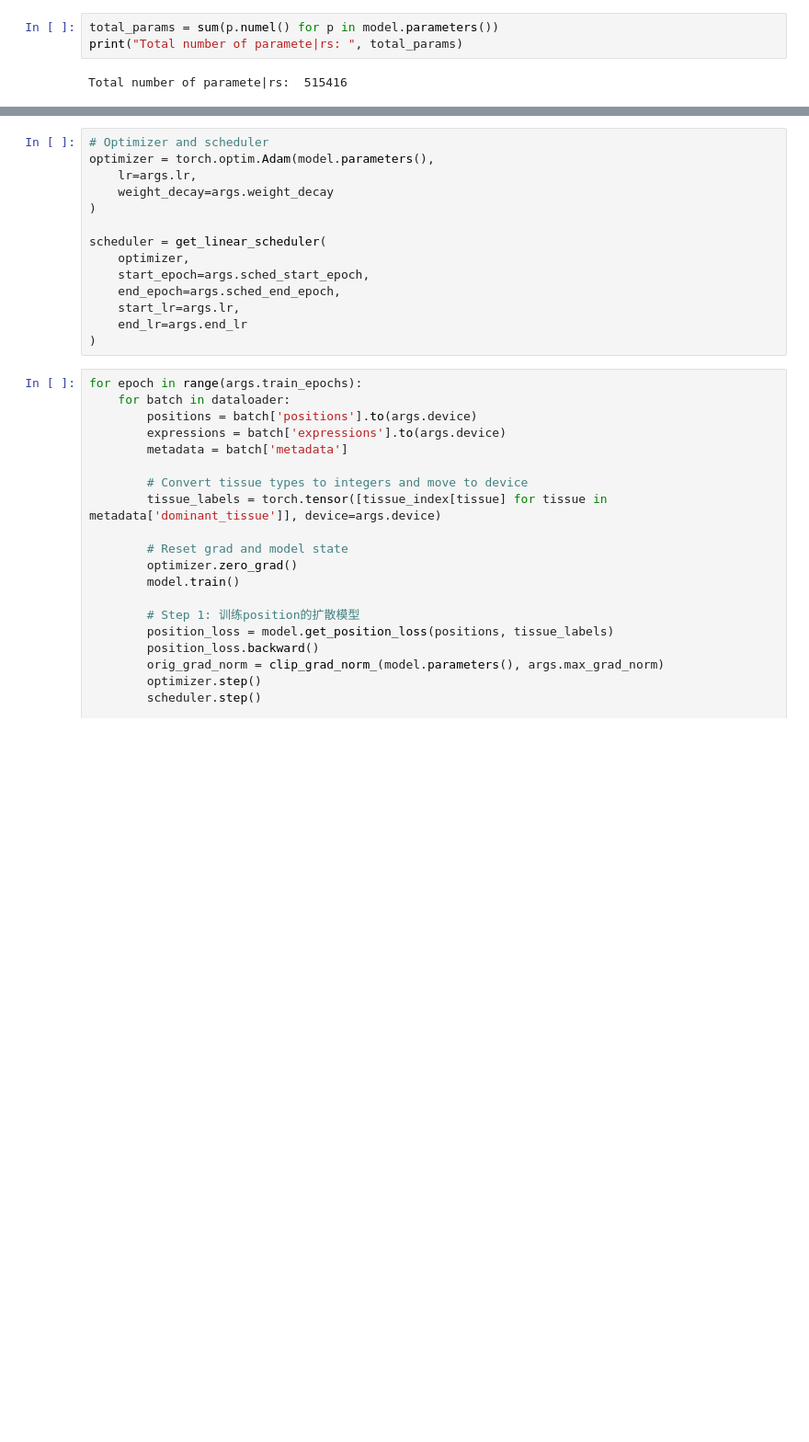
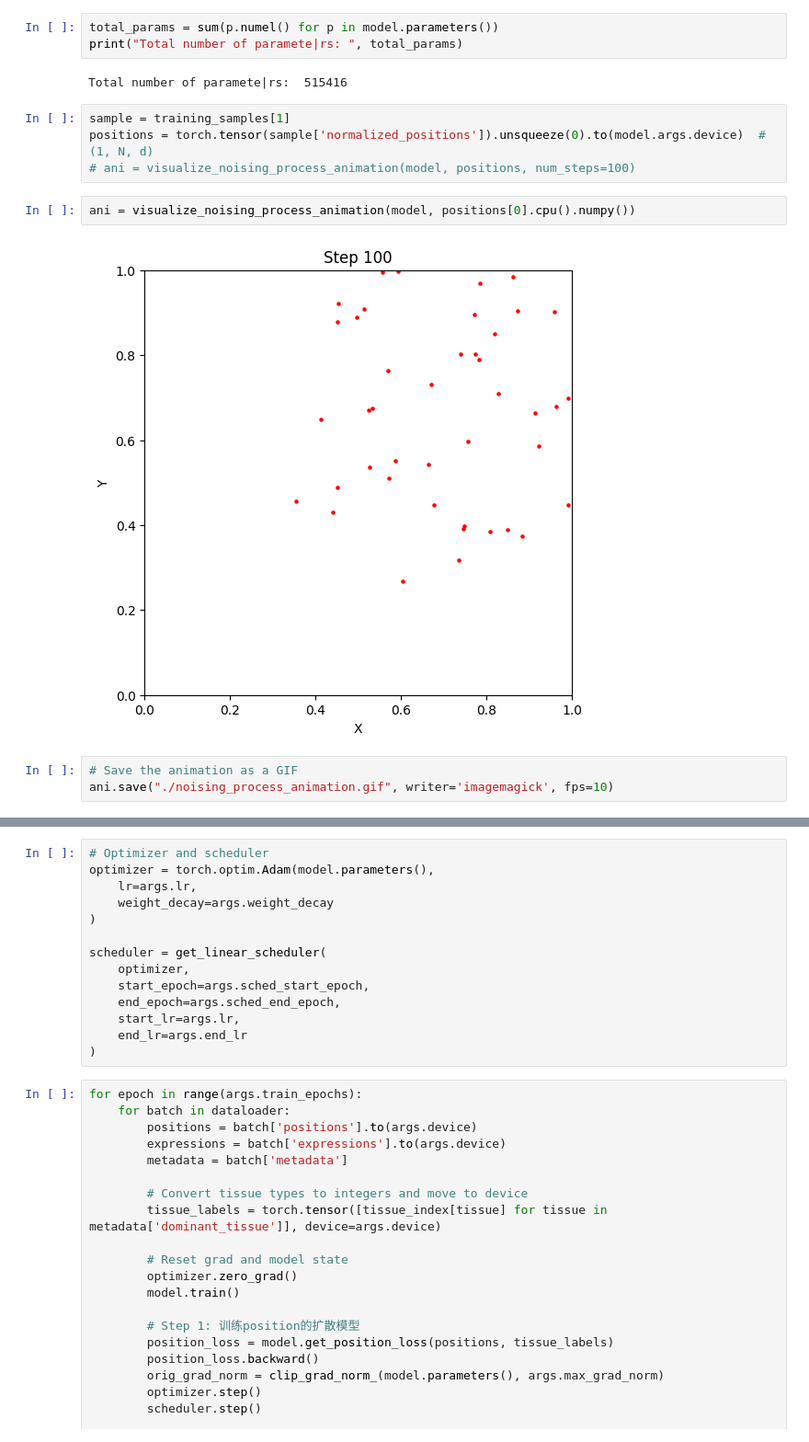
Before and after one commit to RRRussell/DISCO, a Jupyter notebook: Notebook_TrainSTDiffusion.ipynb, the cells around one changed output, grey strips where cells are left out. Shown: that part at 92% size. Drawn from its saved outputs; the diff is of its cells as text; blank space fills up the shorter version.

```diff
--- a/Notebook_TrainSTDiffusion.ipynb
+++ b/Notebook_TrainSTDiffusion.ipynb
@@ -79,3 +82,14 @@ total_params = sum(p.numel() for p in model.parameters())
 print("Total number of paramete|rs: ", total_params)
 # %% [output]
 Total number of paramete|rs:  515416
+# %%
+sample = training_samples[1]
+positions = torch.tensor(sample['normalized_positions']).unsqueeze(0).to(model.args.device)  # (1, N, d)
+# ani = visualize_noising_process_animation(model, positions, num_steps=100)
+# %%
+ani = visualize_noising_process_animation(model, positions[0].cpu().numpy())
+# %% [output]
+[figure, added]
+# %%
+# Save the animation as a GIF
+ani.save("./noising_process_animation.gif", writer='imagemagick', fps=10)
```
Also changed, not shown: parts of 2 cells of this notebook, 2 other files.
